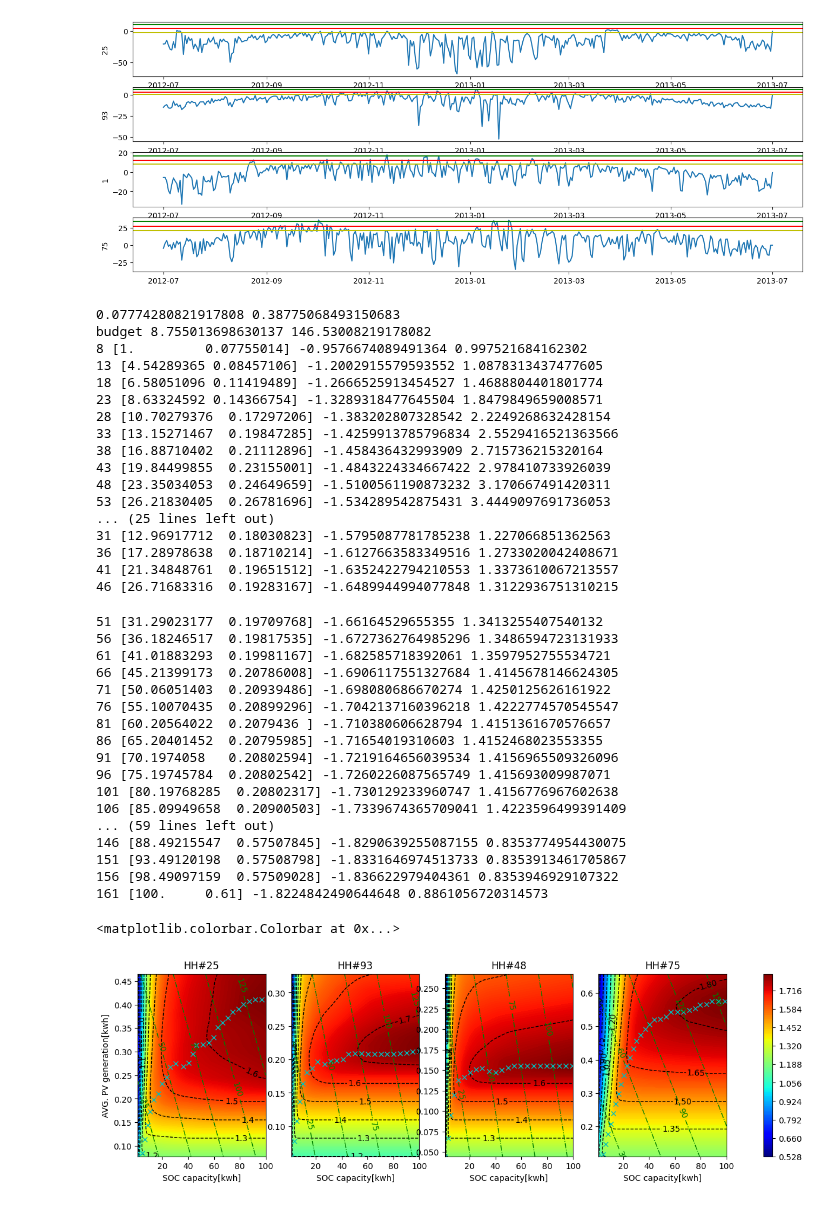
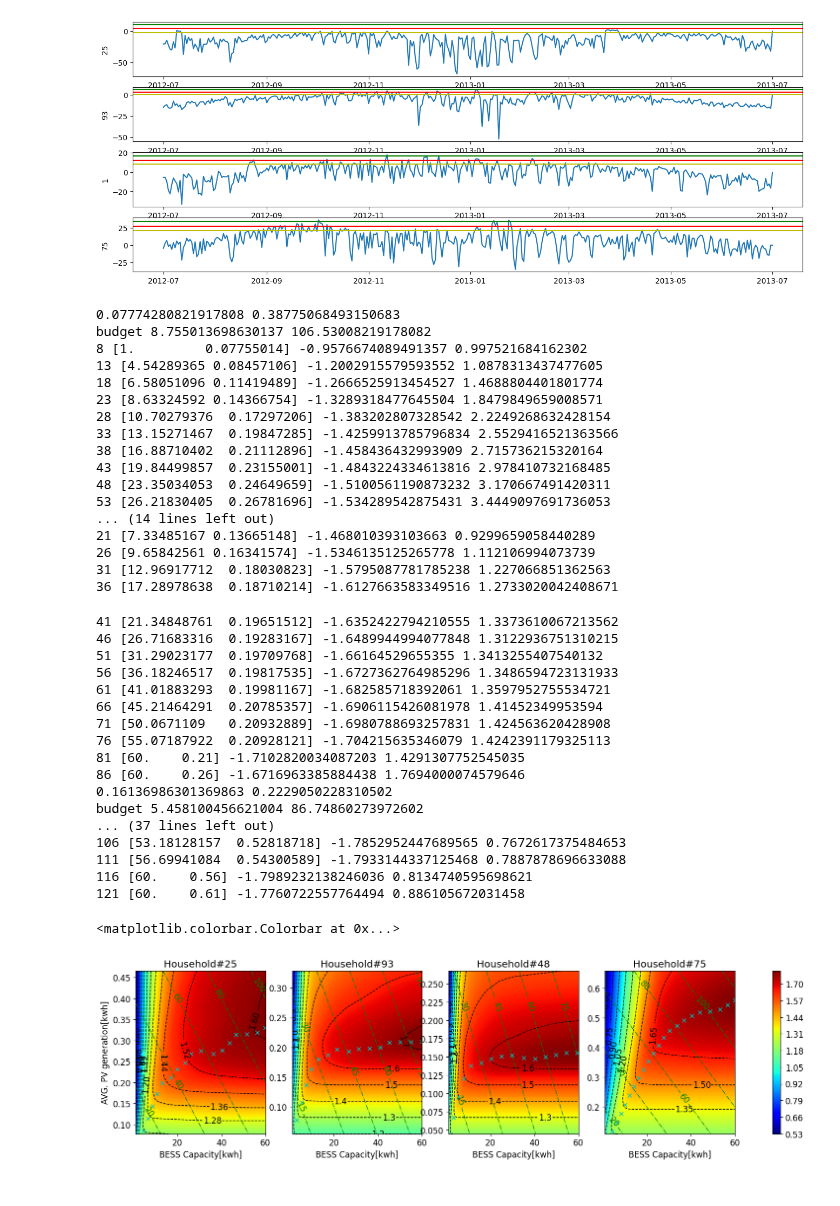
Before and after one commit to JunwookHeo/etc_project, a Jupyter notebook: rl_solutions/analysis_household.ipynb, the cells around one changed output. Cells and saved outputs as stored; diff of their text form; code cells hidden in the pictures.

```diff
--- a/rl_solutions/analysis_household.ipynb
+++ b/rl_solutions/analysis_household.ipynb
@@ -158,7 +158,10 @@ ws = [1, 1, 1, 1]
 # selected = [221, 243, 232, 202, 204, 214, 205, 239, 248, 273, 282, 289]
 df_sel, df_date = utils.load_data('AusGrid_preprocess.csv', selected, TS)
 ncols = 4
+
+plt.rcParams.update({'font.size': 12})
 fig, axes = plt.subplots(nrows=len(selected)//ncols, ncols=ncols, figsize=(16,4))
+
 if axes.ndim ==1:
     axes = np.reshape(axes, (-1, ncols))
 
@@ -168,8 +171,8 @@ for i, (s, df) in enumerate(zip(selected, df_sel)):
 
     stds = utils.cal_stds(df)
     print(s, stds, df['GG'].sum()*ws[i]/df['GC'].sum())
-    for p in stds:
-        axes[i//ncols, i%ncols].axvline(max(0,p), color='y')
+    # for p in stds:
+    #     axes[i//ncols, i%ncols].axvline(max(0,p), color='y')
 
     for c in range(0, 60):
         gimp, gexp = sim_ss_sc(df['GG'].values*ws[i], df['GC'].values, c)
@@ -179,12 +182,12 @@ for i, (s, df) in enumerate(zip(selected, df_sel)):
         ss_list.append(ss)
     axes[i//ncols, i%ncols].plot(sc_list, label='SC')
     axes[i//ncols, i%ncols].plot(ss_list, label='SS')
-    axes[i//ncols, i%ncols].set_ylabel('SC and SS')
-    axes[i//ncols, i%ncols].set_title(f'HH#{s}')
+    if i == 0: axes[i//ncols, i%ncols].set_ylabel('SC and SS')
+    axes[i//ncols, i%ncols].set_title(f'Household#{s}')
     axes[i//ncols, i%ncols].legend()
     axes[i//ncols, i%ncols].set_ylim((0, 1.1))
 
-    axes[-1, i%ncols].set_xlabel('Capacity[kwh]')
+    axes[-1, i%ncols].set_xlabel('BESS Capacity[kwh]')
 
     print(sc_list)
     print(ss_list)
@@ -324,8 +327,10 @@ df_sel, df_date = utils.load_data('AusGrid_preprocess.csv', selected, TS)
 WW = np.linspace(0.2, 1.2, num=24)
 WX = np.linspace(1, MAX_BATT, num=MAX_BATT)
 
+plt.rcParams.update({'font.size': 12})
 fig, axes = plt.subplots(nrows=1, ncols=len(selected), figsize=(16,4))
 fig.set_facecolor('white')
+fig.tight_layout()
 
 for i, (s, df) in enumerate(zip(selected, df_sel)):
     gc_mean = df['GC'].mean()
@@ -343,57 +348,57 @@ for i, (s, df) in enumerate(zip(selected, df_sel)):
             Z1[j][k] = sc + ss
             Z2[j][k] = C_b*c + C_p*w*gg_mean
 
     contour11 = axes[i].contour(X, Y, Z1, levels=10, colors='k', linewidths=1, linestyles='--')
     contour12 = axes[i].contourf(X, Y, Z1, levels=256, cmap='jet')
     axes[i].clabel(contour11, contour11.levels, inline=True)
 
     contour21 = axes[i].contour(X, Y, Z2, levels=5, colors='g', linewidths=1, linestyles='-.')
     axes[i].clabel(contour21, contour21.levels, inline=True)
 
     optlist = optimize_scss(s, df)
     axes[i].plot(optlist[:, 0], optlist[:, 1], 'cx')
-    axes[i].set_title(f'HH#{s}')
-    axes[i].set_xlabel(f'SOC capacity[kwh]')
+    axes[i].set_title(f'Household#{s}')
+    axes[i].set_xlabel(f'BESS Capacity[kwh]')
 
-axes[0].set_ylabel(f'AVG. PV generation[kwh]')
+    if i==0: axes[i].set_ylabel(f'AVG. PV generation[kwh]')
 fig.colorbar(contour12, ax=axes)
 # %% [output]
 0.07774280821917808 0.38775068493150683
-budget 8.755013698630137 146.53008219178082
-8 [1.         0.07755014] -0.9576674089491364 0.997521684162302
+budget 8.755013698630137 106.53008219178082
+8 [1.         0.07755014] -0.9576674089491357 0.997521684162302
 13 [4.54289365 0.08457106] -1.2002915579593552 1.0878313437477605
 18 [6.58051096 0.11419489] -1.2666525913454527 1.4688804401801774
 23 [8.63324592 0.14366754] -1.3289318477645504 1.8479849659008571
 28 [10.70279376  0.17297206] -1.383202807328542 2.2249268632428154
 33 [13.15271467  0.19847285] -1.4259913785796834 2.5529416521363566
 38 [16.88710402  0.21112896] -1.458436432993909 2.715736215320164
-43 [19.84499855  0.23155001] -1.4843224334667422 2.978410733926039
+43 [19.84499857  0.23155001] -1.4843224334613816 2.978410732168485
 48 [23.35034053  0.24649659] -1.5100561190873232 3.170667491420311
 53 [26.21830405  0.26781696] -1.534289542875431 3.4449097691736053
-... (25 lines left out)
+... (14 lines left out)
+21 [7.33485167 0.13665148] -1.468010393103663 0.9299659058440289
+26 [9.65842561 0.16341574] -1.5346135125265778 1.112106994073739
 31 [12.96917712  0.18030823] -1.5795087781785238 1.227066851362563
 36 [17.28978638  0.18710214] -1.6127663583349516 1.2733020042408671
-41 [21.34848761  0.19651512] -1.6352422794210553 1.3373610067213557
-46 [26.71683316  0.19283167] -1.6489944994077848 1.3122936751310215
+41 [21.34848761  0.19651512] -1.6352422794210555 1.3373610067213562
+46 [26.71683316  0.19283167] -1.6489944994077848 1.3122936751310215
 51 [31.29023177  0.19709768] -1.66164529655355 1.3413255407540132
 56 [36.18246517  0.19817535] -1.6727362764985296 1.3486594723131933
 61 [41.01883293  0.19981167] -1.682585718392061 1.3597952755534721
-66 [45.21399173  0.20786008] -1.6906117551327684 1.4145678146624305
-71 [50.06051403  0.20939486] -1.698080686670274 1.4250125626161922
-76 [55.10070435  0.20899296] -1.7042137160396218 1.4222774570545547
-81 [60.20564022  0.2079436 ] -1.710380606628794 1.4151361670576657
-86 [65.20401452  0.20795985] -1.71654019310603 1.4152468023553355
-91 [70.1974058   0.20802594] -1.7219164656039534 1.4156965509326096
-96 [75.19745784  0.20802542] -1.7260226087565749 1.415693009987071
-101 [80.19768285  0.20802317] -1.730129233960747 1.4156776967602638
-106 [85.09949658  0.20900503] -1.7339674365709041 1.4223596499391409
-... (59 lines left out)
-146 [88.49215547  0.57507845] -1.8290639255087155 0.8353774954430075
-151 [93.49120198  0.57508798] -1.8331646974513733 0.8353913461705867
-156 [98.49097159  0.57509028] -1.836622979404361 0.8353946929107322
-161 [100.     0.61] -1.8224842490644648 0.8861056720314573
+66 [45.21464291  0.20785357] -1.6906115426081978 1.41452349953594
+71 [50.0671109   0.20932889] -1.6980788693257831 1.424563620428908
+76 [55.07187922  0.20928121] -1.704215635346079 1.4242391179325113
+81 [60.    0.21] -1.7102820034087203 1.4291307752545035
+86 [60.    0.26] -1.6716963385884438 1.7694000074579646
+0.16136986301369863 0.2229050228310502
+budget 5.458100456621004 86.74860273972602
+... (37 lines left out)
+106 [53.18128157  0.52818718] -1.7852952447689565 0.7672617375484653
+111 [56.69941084  0.54300589] -1.7933144337125468 0.7887878696633088
+116 [60.    0.56] -1.7989232138246036 0.8134740595698621
+121 [60.    0.61] -1.7760722557764494 0.886105672031458
 <matplotlib.colorbar.Colorbar at 0x...>
-[figure, old version]
+[figure, new version]
 # %%
 import matplotlib.pyplot as plt
 import numpy as np
```
Also changed, not shown: parts of 3 cells of this notebook, 3 other files.
